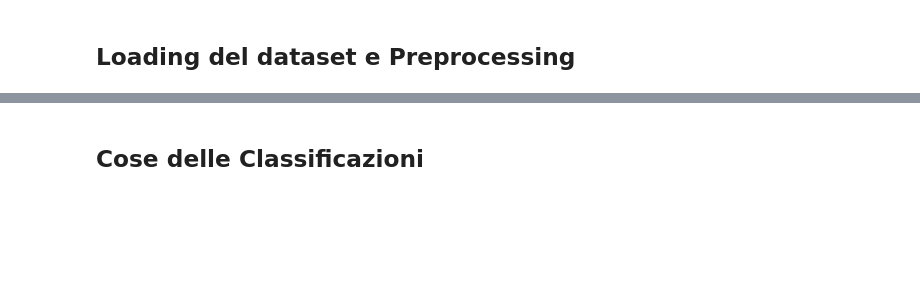
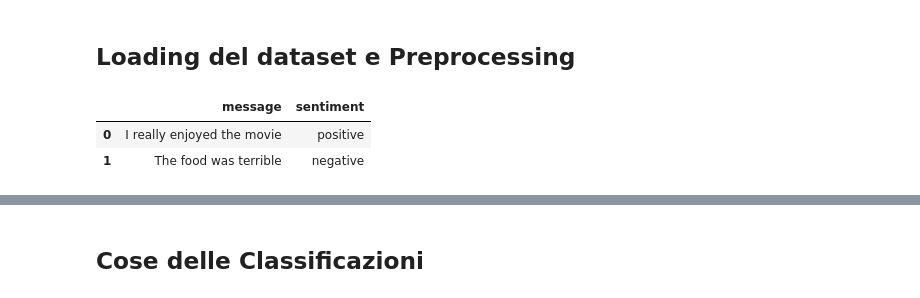
Before and after one commit to tkachenko0/McDonalds-FinderBot-for-Telegram, a Jupyter notebook: nb_NostroCLF.ipynb, the cells around one changed output, grey strips where cells are left out. Drawn from its saved outputs; the diff is of its cells as text; code cells hidden in the pictures; blank space fills up the shorter version.

```diff
--- a/nb_NostroCLF.ipynb
+++ b/nb_NostroCLF.ipynb
@@ -19,6 +19,10 @@ from custom_libs import dump
 # %% [markdown]
 ## Loading del dataset e Preprocessing
 # %%
-df = db.get_dataset("tripadvisor_hotel_reviews")
+df = db.get_dataset("chat_dataset")
 df.head(2)
+# %% [output]
+|  | message | sentiment |
+| 0 | I really enjoyed the movie | positive |
+| 1 | The food was terrible | negative |
 # %%
```
Also changed, not shown: parts of 7 cells of this notebook.
